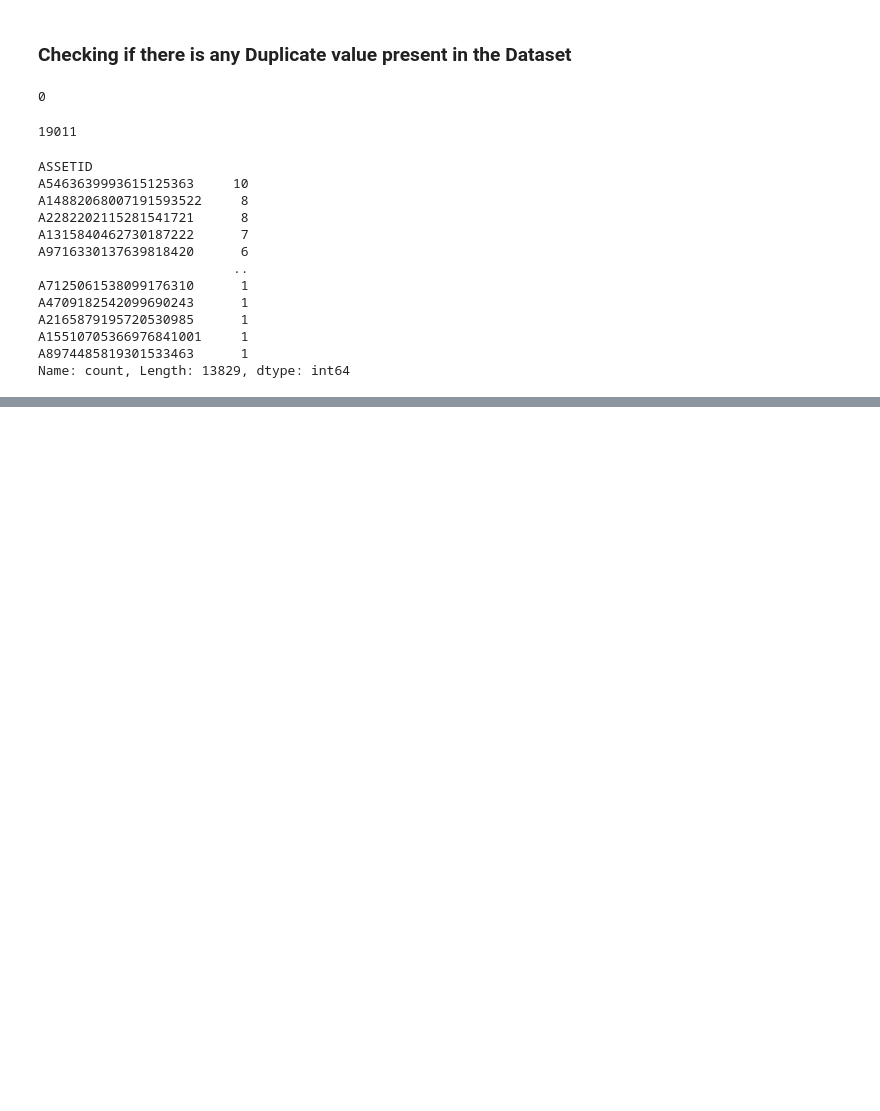
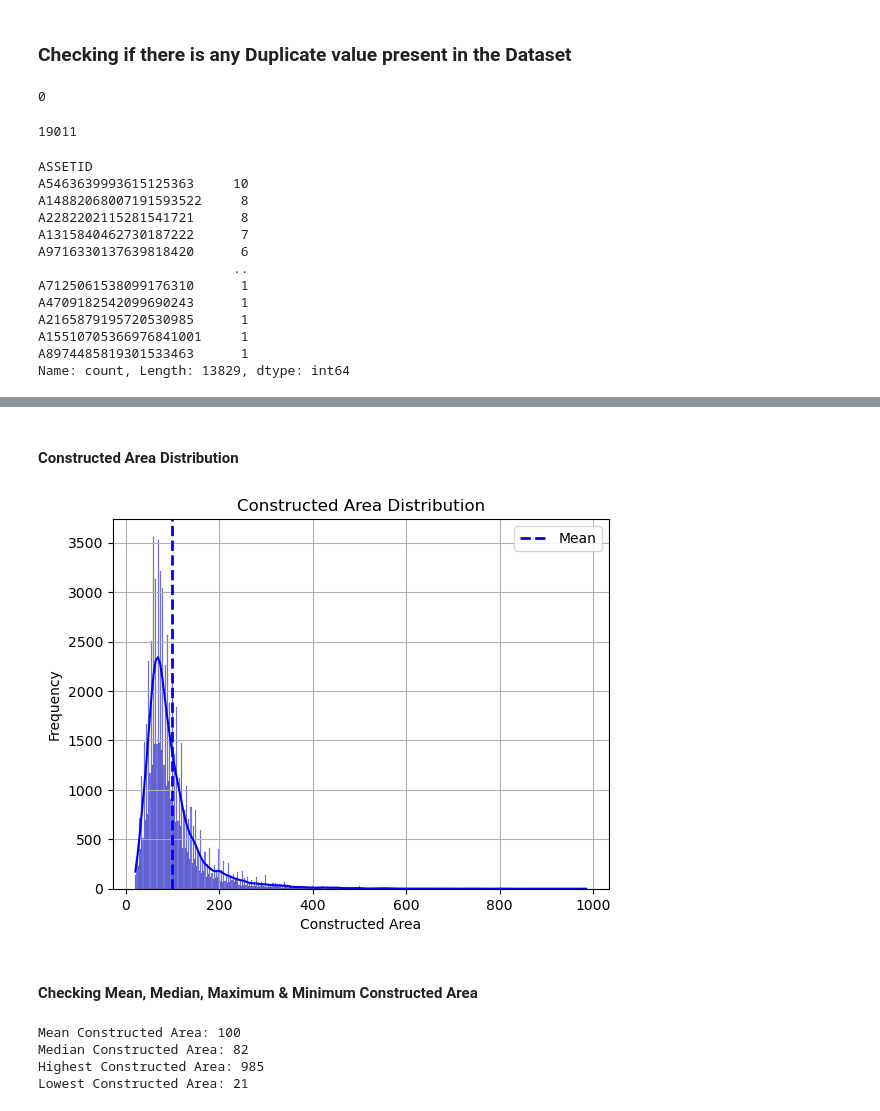
Before and after one commit to Marinaparragonz/Rental-Price-Recommendation-System-in-Madrid-using-Machine-Learning, a Jupyter notebook: EDA.ipynb, the cells around one changed output, grey strips where cells are left out. Cells and saved outputs as stored; diff of their text form; code cells hidden in the pictures; blank space fills up the shorter version.

```diff
--- a/EDA.ipynb
+++ b/EDA.ipynb
@@ -294,0 +365,31 @@ data[data['ASSETID'] == 'A5463639993615125363'].sort_values(by='PERIOD')
+# %% [markdown]
+#### Constructed Area Distribution
+# %%
+sns.histplot(data['CONSTRUCTEDAREA'], kde=True, color='blue')
+
+plt.axvline(x=data['CONSTRUCTEDAREA'].mean(), color='blue', linestyle='--', linewidth=2, label='Mean')
+
+plt.title('Constructed Area Distribution')
+plt.xlabel('Constructed Area')
+plt.ylabel('Frequency')
+plt.legend()
+plt.grid(True)
+
+plt.show()
+# %% [output]
+[figure, added]
+# %% [markdown]
+#### Checking Mean, Median, Maximum & Minimum Constructed Area
+# %%
+print("Mean Constructed Area:", round(data["CONSTRUCTEDAREA"].mean()))
+
+print("Median Constructed Area:", round(data["CONSTRUCTEDAREA"].median()))
+
+print("Highest Constructed Area:", round(data["CONSTRUCTEDAREA"].max()))
+
+print("Lowest Constructed Area:", round(data["CONSTRUCTEDAREA"].min()))
+# %% [output]
+Mean Constructed Area: 100
+Median Constructed Area: 82
+Highest Constructed Area: 985
+Lowest Constructed Area: 21
```
Also changed, not shown: parts of 44 cells of this notebook.
